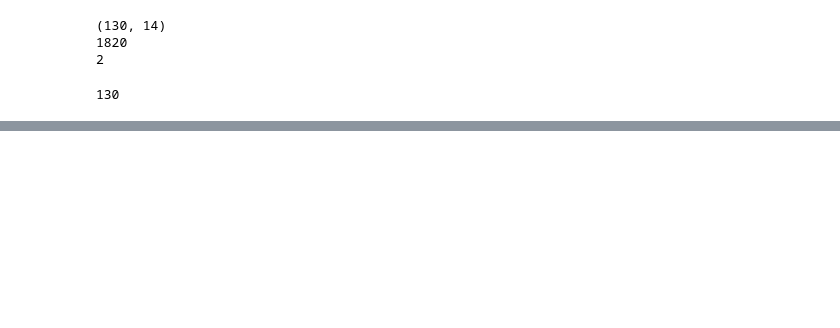
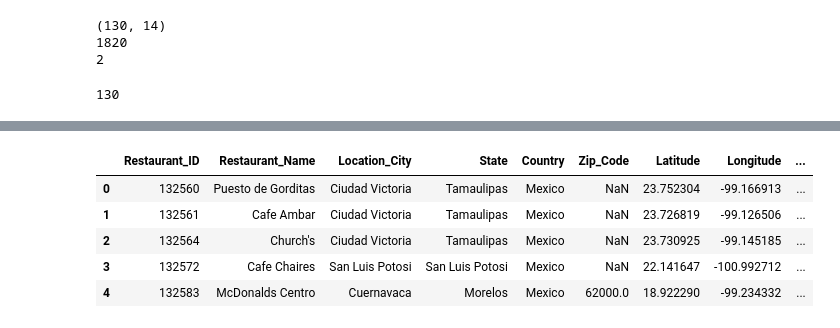
Before and after one commit to Kaushikraviiyer/EDA-Coursework, a Jupyter notebook: Lab_Assessment-1.ipynb, the cells around one changed output, grey strips where cells are left out. Cells and saved outputs as stored; diff of their text form; code cells hidden in the pictures; blank space fills up the shorter version.

```diff
--- a/Lab_Assessment-1.ipynb
+++ b/Lab_Assessment-1.ipynb
@@ -82,0 +205,13 @@ len(df) #To print the number of rows
+# %%
+#To rename columns of the csv file
+import pandas as pd
+df = pd.read_csv('restaurants.csv')
+df.rename(columns={'Name': 'Restaurant_Name', 'City': 'Location_City'}, inplace=True)
+df.head()
+# %% [output]
+|  | Restaurant_ID | Restaurant_Name | Location_City | State | Country | Zip_Code | Latitude | Longitude | ... |
+| 0 | 132560 | Puesto de Gorditas | Ciudad Victoria | Tamaulipas | Mexico | NaN | 23.752304 | -99.166913 | ... |
+| 1 | 132561 | Cafe Ambar | Ciudad Victoria | Tamaulipas | Mexico | NaN | 23.726819 | -99.126506 | ... |
+| 2 | 132564 | Church's | Ciudad Victoria | Tamaulipas | Mexico | NaN | 23.730925 | -99.145185 | ... |
+| 3 | 132572 | Cafe Chaires | San Luis Potosi | San Luis Potosi | Mexico | NaN | 22.141647 | -100.992712 | ... |
+| 4 | 132583 | McDonalds Centro | Cuernavaca | Morelos | Mexico | 62000.0 | 18.922290 | -99.234332 | ... |
```
Also changed, not shown: parts of 8 cells of this notebook.
